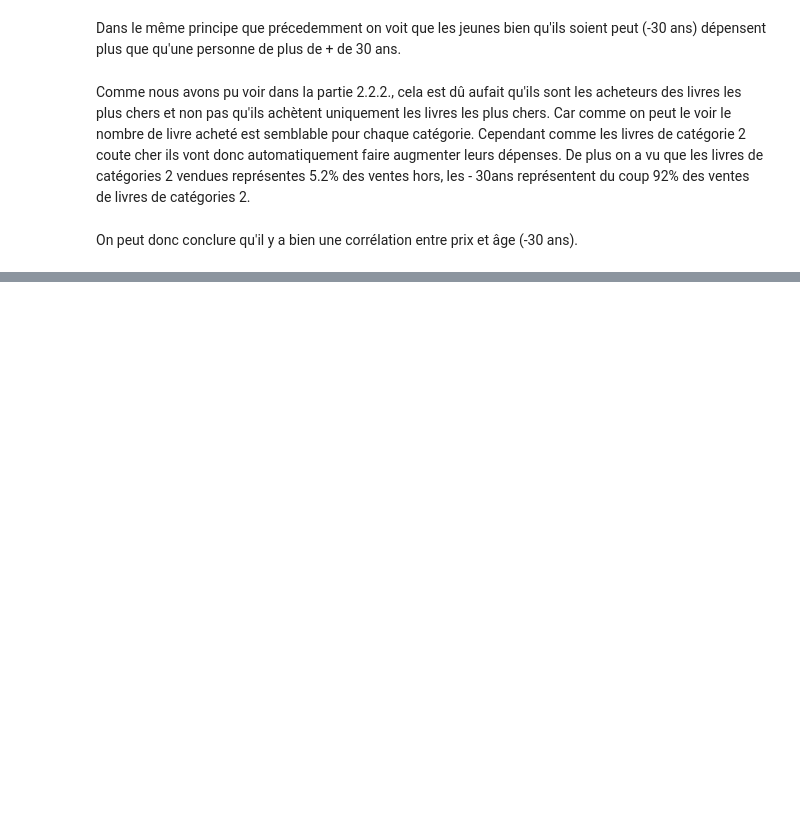
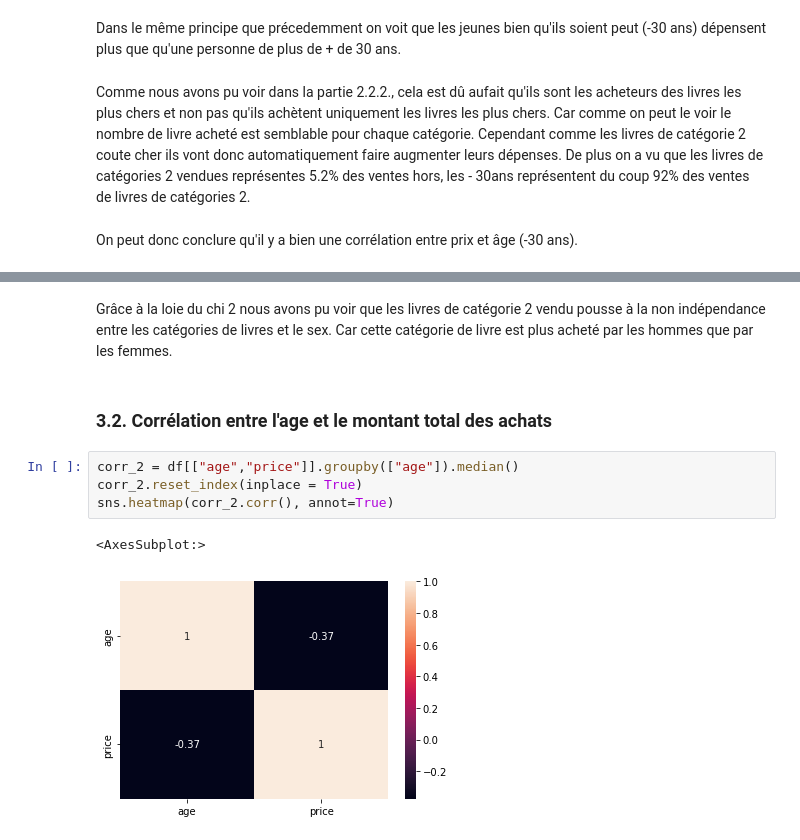
Before and after one commit to brmuloot/Book_Business, a Jupyter notebook: Book_business.ipynb, the cells around one changed output, grey strips where cells are left out. Saved outputs shown, nothing was run; the diff lists cells and outputs as text; blank space fills up the shorter version.

```diff
--- a/Book_business.ipynb
+++ b/Book_business.ipynb
@@ -624,0 +720,11 @@ On peut donc conclure qu'il y a bien une corrélation entre prix et âge (-30 an
+# %% [markdown]
+Grâce à la loie du chi 2 nous avons pu voir que les livres de catégorie 2 vendu pousse à la non indépendance entre les catégories de livres et le sex. Car cette catégorie de livre est plus acheté par les hommes que par les femmes.
+# %% [markdown]
+### 3.2. Corrélation entre l'age et le montant total des achats
+# %%
+corr_2 = df[["age","price"]].groupby(["age"]).median()
+corr_2.reset_index(inplace = True)
+sns.heatmap(corr_2.corr(), annot=True)
+# %% [output]
+<AxesSubplot:>
+[figure, added]
```
Also changed, not shown: parts of 36 cells of this notebook, 3 other files.
